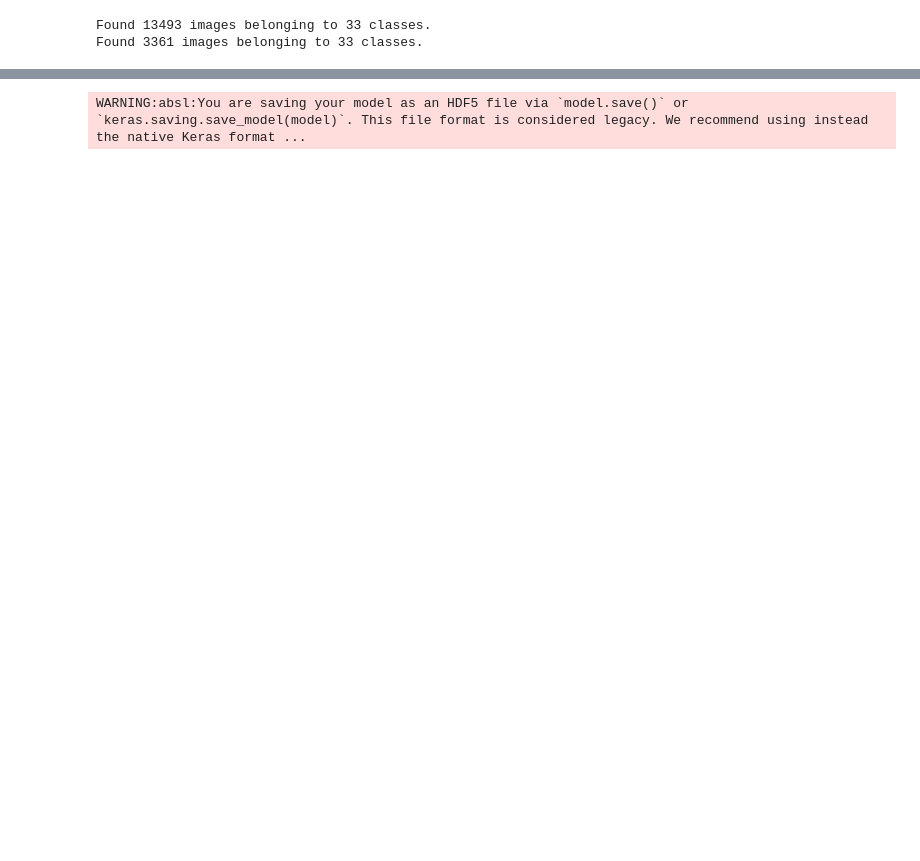
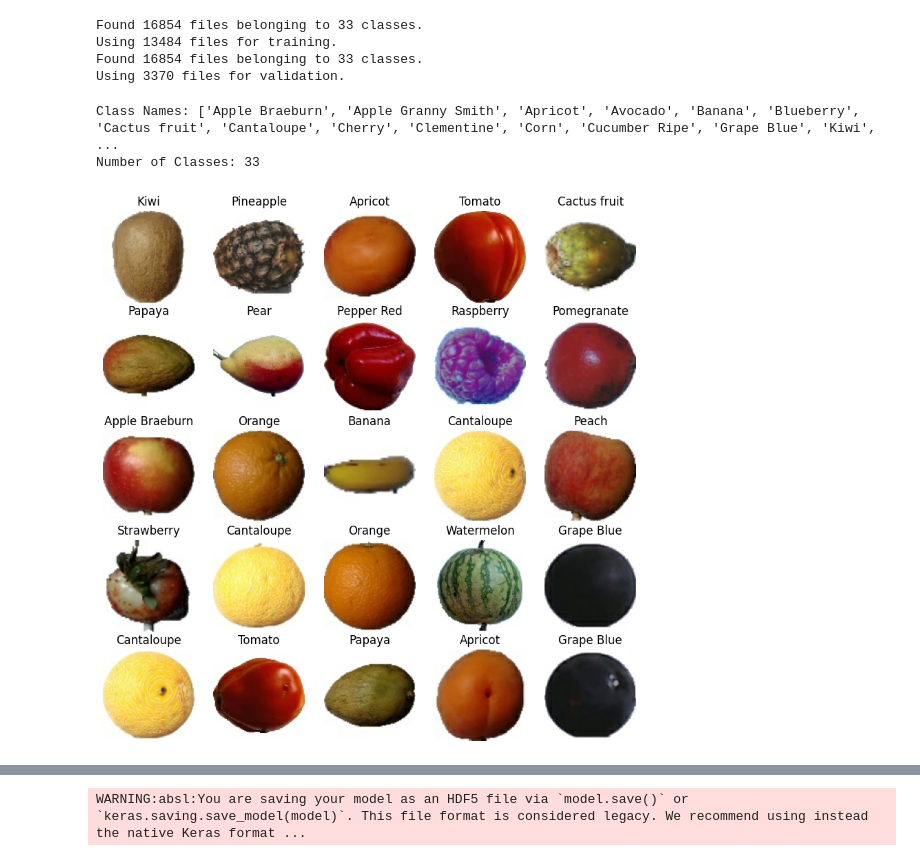
Before and after one commit to KDTigang/fruit, a Jupyter notebook: test.ipynb, the cells around one changed output, grey strips where cells are left out. Cells and saved outputs as stored; diff of their text form; code cells hidden in the pictures; blank space fills up the shorter version.

Commit message:
fruitrenet

```diff
--- a/test.ipynb
+++ b/test.ipynb
@@ -13,23 +13,57 @@ data="datas/train"
 # %%
 datas=ImageDataGenerator(rescale=1/255,validation_split=0.2)
 
-traiM= tf.keras.utils.image_dataset_from_directory(
-    directory=data,
-    target_size=(100,100),
-    batch_size=30,
-    class_mode='categorical',
+IMG_SIZE = (100, 100)
+BATCH_SIZE = 32
+NUM_CLASSES = 94
+
+train_ds = tf.keras.preprocessing.image_dataset_from_directory(
+    data,
+    validation_split=0.2,
     subset='training',
+    batch_size=32,
+    image_size=(100, 100),
+    seed=123,
+    shuffle=True,
+)
+
+val_ds = tf.keras.preprocessing.image_dataset_from_directory(
+    data,
+    validation_split=0.2,
+    subset='validation',
+    batch_size=32,
+    image_size=(100, 100),
     seed=42,
 )
-
-testM= tf.keras.utils.image_dataset_from_directory(
-    directory=data,
-    target_size=(100,100),
-    batch_size=30,
-    class_mode='categorical',
-    subset='validation',
-    seed=42,
-)
 # %% [output]
-Found 13493 images belonging to 33 classes.
-Found 3361 images belonging to 33 classes.
+Found 16854 files belonging to 33 classes.
+Using 13484 files for training.
+Found 16854 files belonging to 33 classes.
+Using 3370 files for validation.
+# %%
+class_names = sorted(os.listdir(data))
+
+# Print the class names and the number of classes
+print("Class Names:", class_names)
+num_classes = len(class_names)
+print("Number of Classes:", num_classes)
+# %% [output]
+Class Names: ['Apple Braeburn', 'Apple Granny Smith', 'Apricot', 'Avocado', 'Banana', 'Blueberry', 'Cactus fruit', 'Cantaloupe', 'Cherry', 'Clementine', 'Corn', 'Cucumber Ripe', 'Grape Blue', 'Kiwi',  ...
+Number of Classes: 33
+# %%
+import matplotlib.pyplot as plt
+class_names = train_ds.class_names
+def show_images(dataset, class_names):
+    plt.figure(figsize=(10, 10))
+    for images, labels in dataset.take(1):
+        for i in range(25):
+            ax = plt.subplot(5, 5, i + 1)
+            plt.imshow(images[i].numpy().astype("uint8"))
+            plt.title(class_names[labels[i]])
+            plt.axis("off")
+
+# Show images from training dataset
+show_images(train_ds, class_names)
+plt.show()
+# %% [output]
+[figure, added]
```
Also changed, not shown: parts of 12 cells of this notebook.
